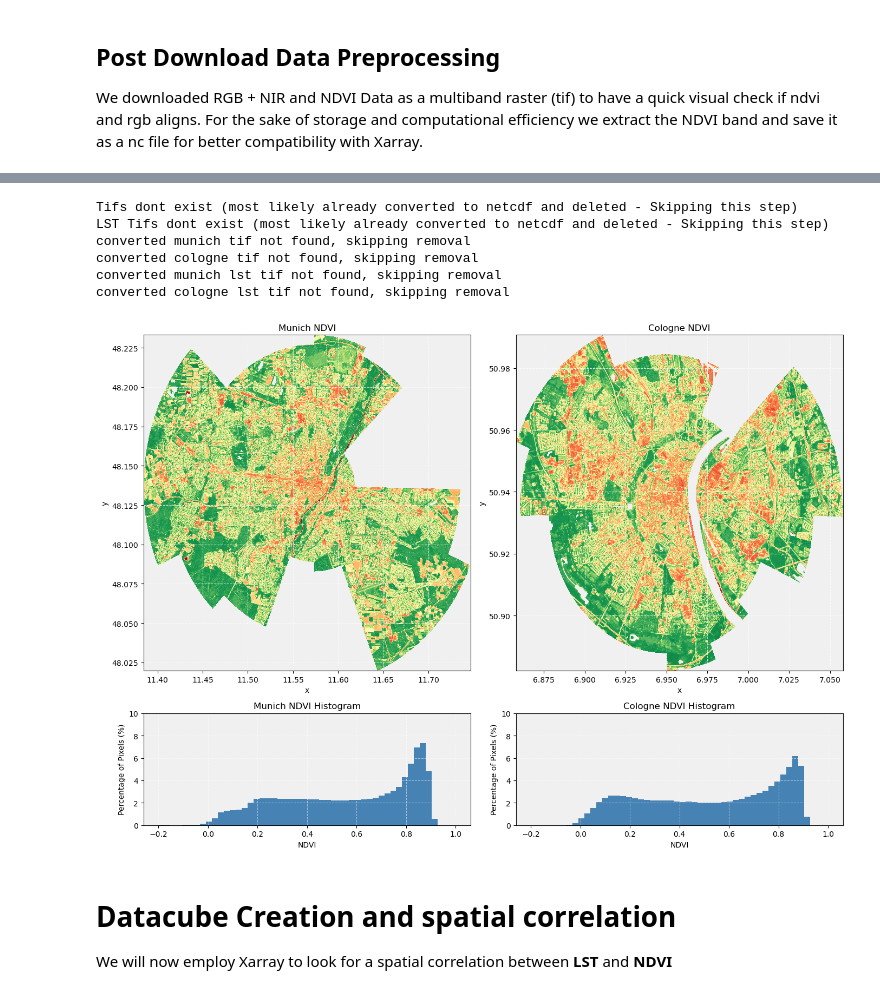
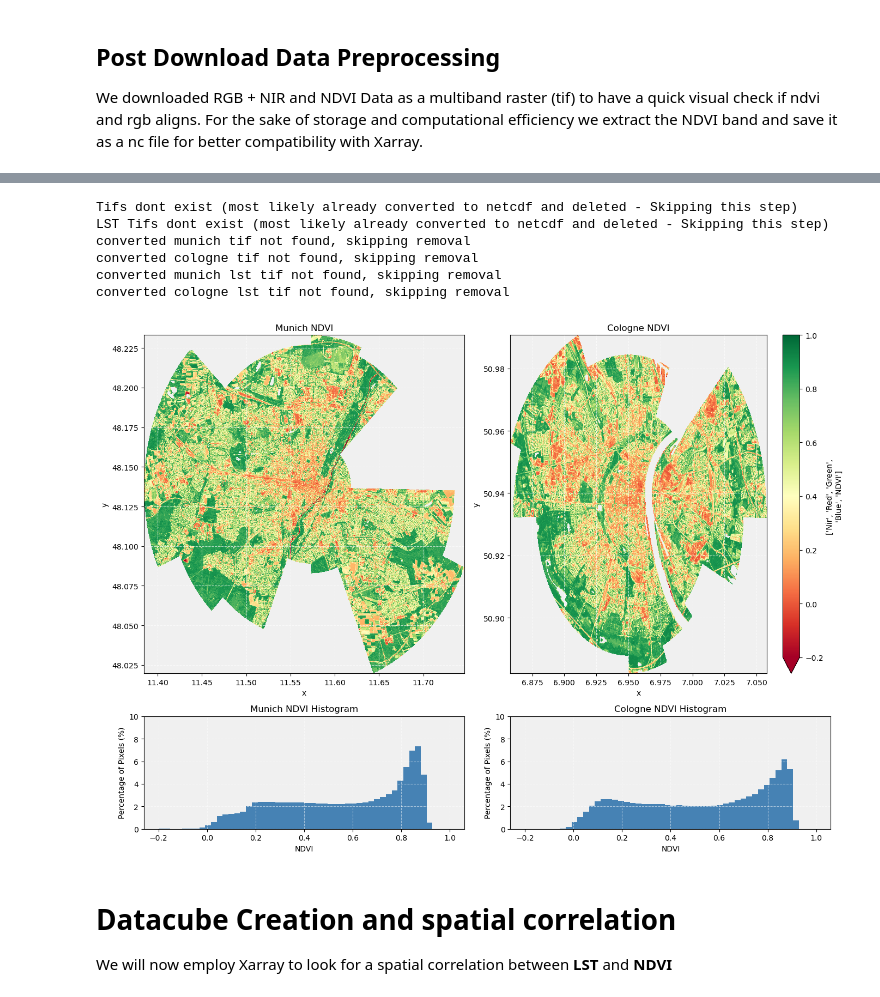
Before and after one commit to Lutzkk/urban_programming, a Jupyter notebook: code/ee.ipynb, the cells around one changed output, grey strips where cells are left out. Saved outputs shown, nothing was run; the diff lists cells and outputs as text; code cells hidden in the pictures.

```diff
--- a/code/ee.ipynb
+++ b/code/ee.ipynb
@@ -222,7 +214,7 @@ cologne_lst = cologne_lst["__xarray_dataarray_variable__"].rename("lst").rio.wri
 
 #--------PLOTTING-----------------
 fig = plt.figure(figsize=(14, 10))
-gs = gridspec.GridSpec(2, 2, height_ratios=[3, 1])  # maps taller than histograms
+gs = gridspec.GridSpec(2, 2, height_ratios=[3, 1])
 
 
 # --- Munich map ---
@@ -254,40 +246,40 @@ ax1.grid(True, which="both", linestyle="--", color="white", alpha=0.5)
 
 # --- Cologne map ---
 ax2 = fig.add_subplot(gs[0, 1])
-cologne.plot(ax=ax2, cmap='RdYlGn', vmin=-0.2, vmax=1, add_colorbar=False)
+cologne.plot(ax=ax2, cmap='RdYlGn', vmin=-0.2, vmax=1, add_colorbar=True)
 ax2.set_title('Cologne NDVI')
 ax2.set_facecolor("#f0f0f0")
 ax2.grid(True, which="both", linestyle="--", color="white", alpha=0.7)
 
 # --- Cologne histogram ---
 ax3 = fig.add_subplot(gs[1, 1])
 n, bins, _ = ax3.hist(
     cologne.values.ravel(),
     bins=50,
     range=(-0.2, 1),
     color='steelblue',
     density=True,
 )
 n_percent = n * bin_width * 100
 ax3.cla()  # clear old histogram
 ax3.bar(bins[:-1], n_percent, width=bin_width, color='steelblue', align='edge')
 ax3.set_title('Cologne NDVI Histogram')
 ax3.set_xlabel('NDVI')
 ax3.set_ylabel('Percentage of Pixels (%)')
 ax3.set_ylim(0, 10)
 ax3.set_facecolor("#f0f0f0")
 ax3.grid(True, which="both", linestyle="--", color="white", alpha=0.5)
 
 plt.tight_layout()
 plt.show()
 # %% [output]
 Tifs dont exist (most likely already converted to netcdf and deleted - Skipping this step)
 LST Tifs dont exist (most likely already converted to netcdf and deleted - Skipping this step)
 converted munich tif not found, skipping removal
 converted cologne tif not found, skipping removal
 converted munich lst tif not found, skipping removal
 converted cologne lst tif not found, skipping removal
-[figure, old version]
+[figure, new version]
 # %% [markdown]
 # Datacube Creation and spatial correlation
 We will now employ Xarray to look for a spatial correlation between **LST** and **NDVI**
```
Also changed, not shown: parts of 11 cells of this notebook.
